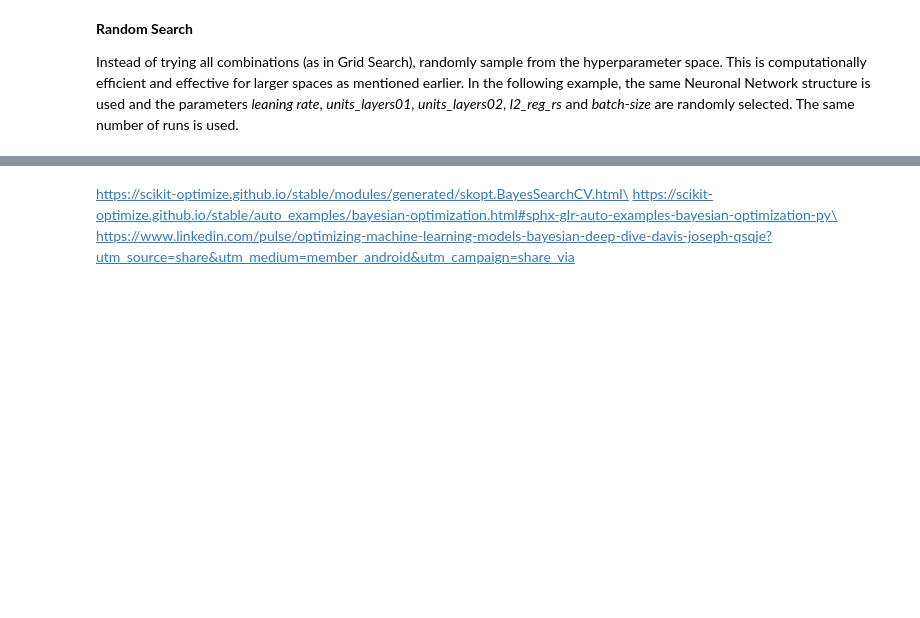
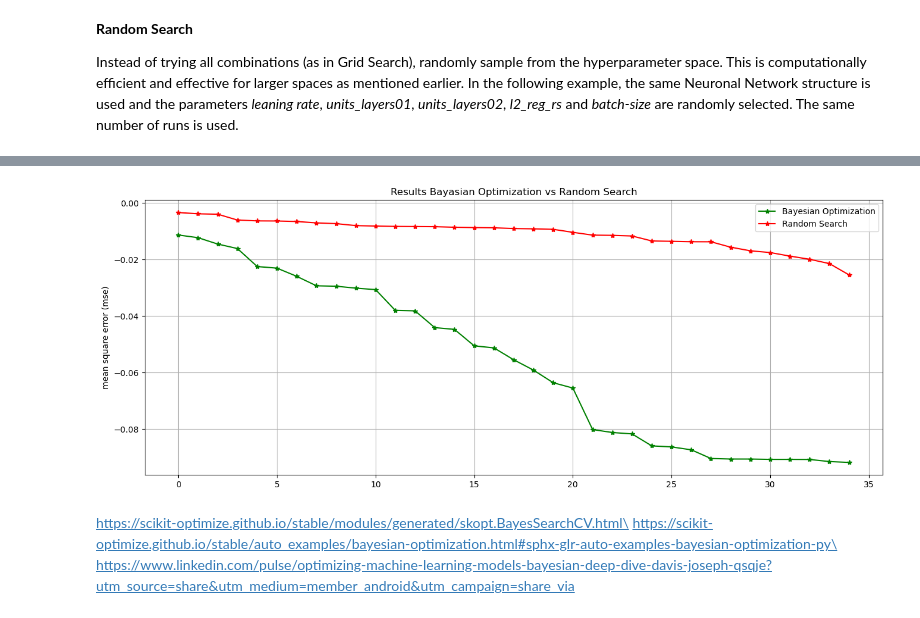
Before and after one commit to ThMRudolf/2024_Project_NumericalMethods, a Jupyter notebook: Optimizacion_Bayesiana_2024_rdf_en.ipynb, the cells around one changed output, grey strips where cells are left out. Drawn from its saved outputs; the diff is of its cells as text; code cells hidden in the pictures; blank space fills up the shorter version.

```diff
--- a/Optimizacion_Bayesiana_2024_rdf_en.ipynb
+++ b/Optimizacion_Bayesiana_2024_rdf_en.ipynb
@@ -438,3 +448,16 @@ plt.show()
+# %%
+plt.figure(figsize=(16, 6))  # Width: 10 inches, Height: 6 inches
+
+# Plot scores
+plt.plot(N, opt_res_score_sorted, 'g*-', label="Bayesian Optimization")  # Add a label for the legend
+plt.plot(N, mse_values_sorted,'r*-', label="Random Search")
+plt.title('Results Bayasian Optimization vs Random Search')
+plt.ylabel('mean square error (mse)')
+plt.legend()
+plt.grid()
+plt.show()
+# %% [output]
+[figure, added]
 # %% [markdown]
 https://scikit-optimize.github.io/stable/modules/generated/skopt.BayesSearchCV.html\
 https://scikit-optimize.github.io/stable/auto_examples/bayesian-optimization.html#sphx-glr-auto-examples-bayesian-optimization-py\
```
Also changed, not shown: parts of 10 cells of this notebook, 7 other files.
